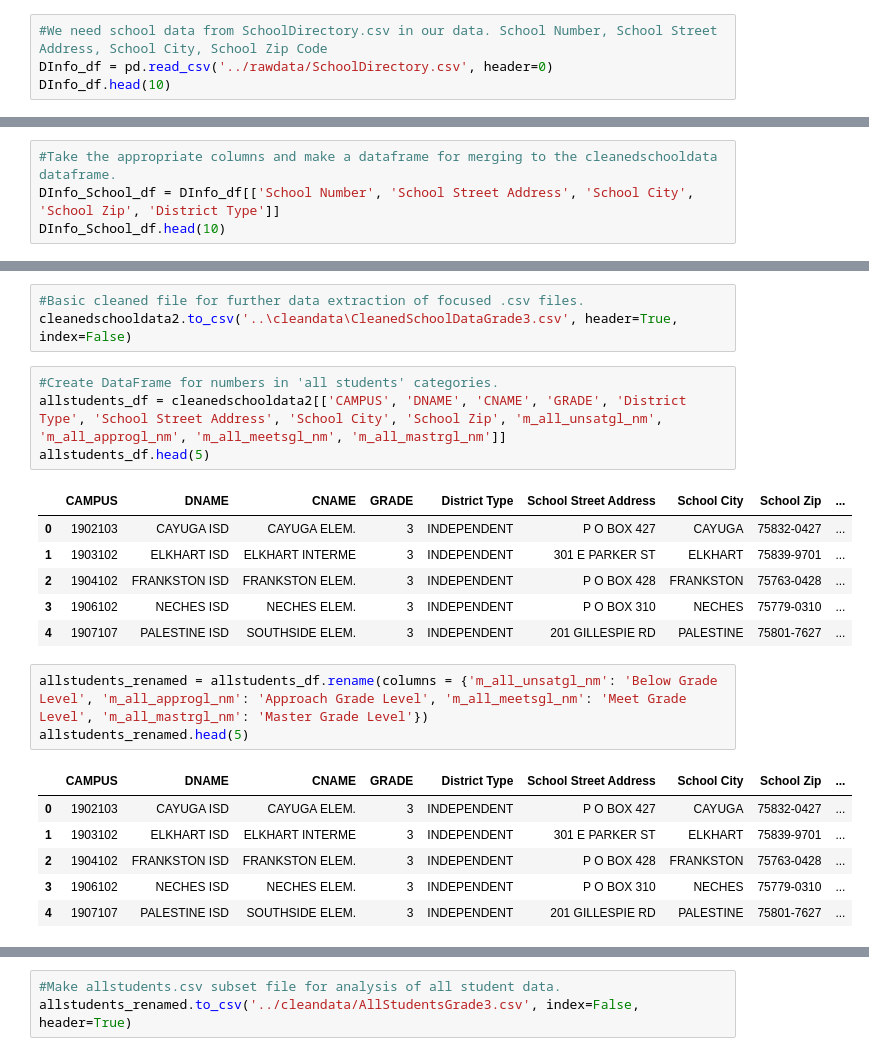
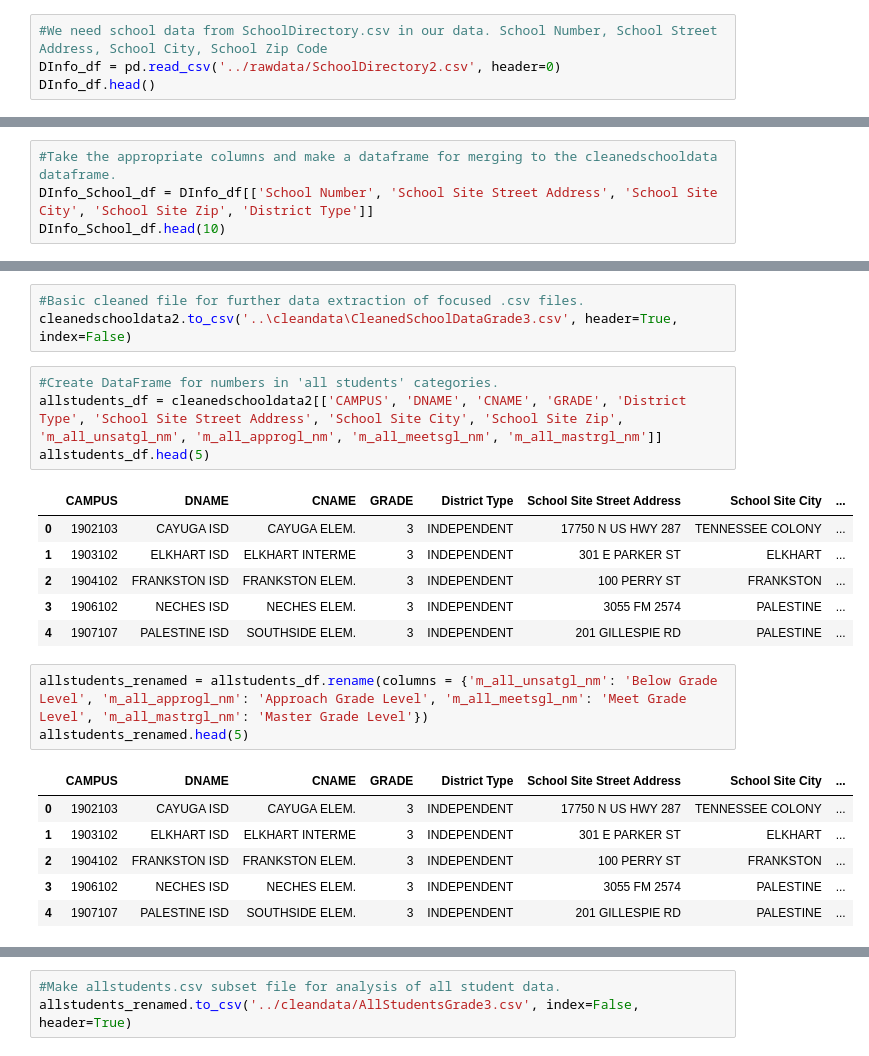
Before and after one commit to jteickholt/Team10Project1_Repo, a Jupyter notebook: notebooks/SchoolData_Focused_Grade3.ipynb, the cells around one changed output, grey strips where cells are left out. Drawn from its saved outputs; the diff is of its cells as text.

Commit message:
Updated all of the cleaned files to include site information for school addresses. All other data is the same.

```diff
--- a/notebooks/SchoolData_Focused_Grade3.ipynb
+++ b/notebooks/SchoolData_Focused_Grade3.ipynb
@@ -77,8 +77,8 @@ cleanedschooldata.head(10)
 10 rows × 96 columns
 # %%
 #We need school data from SchoolDirectory.csv in our data. School Number, School Street Address, School City, School Zip Code
-DInfo_df = pd.read_csv('../rawdata/SchoolDirectory.csv', header=0)
-DInfo_df.head(10)
+DInfo_df = pd.read_csv('../rawdata/SchoolDirectory2.csv', header=0)
+DInfo_df.head()
 # %% [output]
 |  | County Number | County Name | Region Number | District Number | District Name | District Type | ... |
 | 0 | '001 | ANDERSON COUNTY | '07 | '001902 | CAYUGA ISD | INDEPENDENT | ... |
@@ -95,5 +90,5 @@ DInfo_df.head(10)
 # %%
 #Take the appropriate columns and make a dataframe for merging to the cleanedschooldata dataframe.
-DInfo_School_df = DInfo_df[['School Number', 'School Street Address', 'School City', 'School Zip', 'District Type']]
+DInfo_School_df = DInfo_df[['School Number', 'School Site Street Address', 'School Site City', 'School Site Zip', 'District Type']]
 DInfo_School_df.head(10)
 # %% [output]
@@ -188,25 +183,25 @@ cleanedschooldata2.head(10)
 cleanedschooldata2.to_csv('..\cleandata\CleanedSchoolDataGrade3.csv', header=True, index=False)
 # %%
 #Create DataFrame for numbers in 'all students' categories.
-allstudents_df = cleanedschooldata2[['CAMPUS', 'DNAME', 'CNAME', 'GRADE', 'District Type', 'School Street Address', 'School City', 'School Zip', 'm_all_unsatgl_nm', 'm_all_approgl_nm', 'm_all_meetsgl_nm', 'm_all_mastrgl_nm']]
+allstudents_df = cleanedschooldata2[['CAMPUS', 'DNAME', 'CNAME', 'GRADE', 'District Type', 'School Site Street Address', 'School Site City', 'School Site Zip', 'm_all_unsatgl_nm', 'm_all_approgl_nm', 'm_all_meetsgl_nm', 'm_all_mastrgl_nm']]
 allstudents_df.head(5)
 # %% [output]
-|  | CAMPUS | DNAME | CNAME | GRADE | District Type | School Street Address | School City | School Zip | ... |
-| 0 | 1902103 | CAYUGA ISD | CAYUGA ELEM. | 3 | INDEPENDENT | P O BOX 427 | CAYUGA | 75832-0427 | ... |
-| 1 | 1903102 | ELKHART ISD | ELKHART INTERME | 3 | INDEPENDENT | 301 E PARKER ST | ELKHART | 75839-9701 | ... |
-| 2 | 1904102 | FRANKSTON ISD | FRANKSTON ELEM. | 3 | INDEPENDENT | P O BOX 428 | FRANKSTON | 75763-0428 | ... |
-| 3 | 1906102 | NECHES ISD | NECHES ELEM. | 3 | INDEPENDENT | P O BOX 310 | NECHES | 75779-0310 | ... |
-| 4 | 1907107 | PALESTINE ISD | SOUTHSIDE ELEM. | 3 | INDEPENDENT | 201 GILLESPIE RD | PALESTINE | 75801-7627 | ... |
+|  | CAMPUS | DNAME | CNAME | GRADE | District Type | School Site Street Address | School Site City | ... |
+| 0 | 1902103 | CAYUGA ISD | CAYUGA ELEM. | 3 | INDEPENDENT | 17750 N US HWY 287 | TENNESSEE COLONY | ... |
+| 1 | 1903102 | ELKHART ISD | ELKHART INTERME | 3 | INDEPENDENT | 301 E PARKER ST | ELKHART | ... |
+| 2 | 1904102 | FRANKSTON ISD | FRANKSTON ELEM. | 3 | INDEPENDENT | 100 PERRY ST | FRANKSTON | ... |
+| 3 | 1906102 | NECHES ISD | NECHES ELEM. | 3 | INDEPENDENT | 3055 FM 2574 | PALESTINE | ... |
+| 4 | 1907107 | PALESTINE ISD | SOUTHSIDE ELEM. | 3 | INDEPENDENT | 201 GILLESPIE RD | PALESTINE | ... |
 # %%
 allstudents_renamed = allstudents_df.rename(columns = {'m_all_unsatgl_nm': 'Below Grade Level', 'm_all_approgl_nm': 'Approach Grade Level', 'm_all_meetsgl_nm': 'Meet Grade Level', 'm_all_mastrgl_nm': 'Master Grade Level'})
 allstudents_renamed.head(5)
 # %% [output]
-|  | CAMPUS | DNAME | CNAME | GRADE | District Type | School Street Address | School City | School Zip | ... |
-| 0 | 1902103 | CAYUGA ISD | CAYUGA ELEM. | 3 | INDEPENDENT | P O BOX 427 | CAYUGA | 75832-0427 | ... |
-| 1 | 1903102 | ELKHART ISD | ELKHART INTERME | 3 | INDEPENDENT | 301 E PARKER ST | ELKHART | 75839-9701 | ... |
-| 2 | 1904102 | FRANKSTON ISD | FRANKSTON ELEM. | 3 | INDEPENDENT | P O BOX 428 | FRANKSTON | 75763-0428 | ... |
-| 3 | 1906102 | NECHES ISD | NECHES ELEM. | 3 | INDEPENDENT | P O BOX 310 | NECHES | 75779-0310 | ... |
-| 4 | 1907107 | PALESTINE ISD | SOUTHSIDE ELEM. | 3 | INDEPENDENT | 201 GILLESPIE RD | PALESTINE | 75801-7627 | ... |
+|  | CAMPUS | DNAME | CNAME | GRADE | District Type | School Site Street Address | School Site City | ... |
+| 0 | 1902103 | CAYUGA ISD | CAYUGA ELEM. | 3 | INDEPENDENT | 17750 N US HWY 287 | TENNESSEE COLONY | ... |
+| 1 | 1903102 | ELKHART ISD | ELKHART INTERME | 3 | INDEPENDENT | 301 E PARKER ST | ELKHART | ... |
+| 2 | 1904102 | FRANKSTON ISD | FRANKSTON ELEM. | 3 | INDEPENDENT | 100 PERRY ST | FRANKSTON | ... |
+| 3 | 1906102 | NECHES ISD | NECHES ELEM. | 3 | INDEPENDENT | 3055 FM 2574 | PALESTINE | ... |
+| 4 | 1907107 | PALESTINE ISD | SOUTHSIDE ELEM. | 3 | INDEPENDENT | 201 GILLESPIE RD | PALESTINE | ... |
 # %%
 allstudents_renamed.count()
 #Most columns have enough data to make statistical analysis feasible.
```
Also changed, not shown: parts of 13 cells of this notebook, 14 other files.
